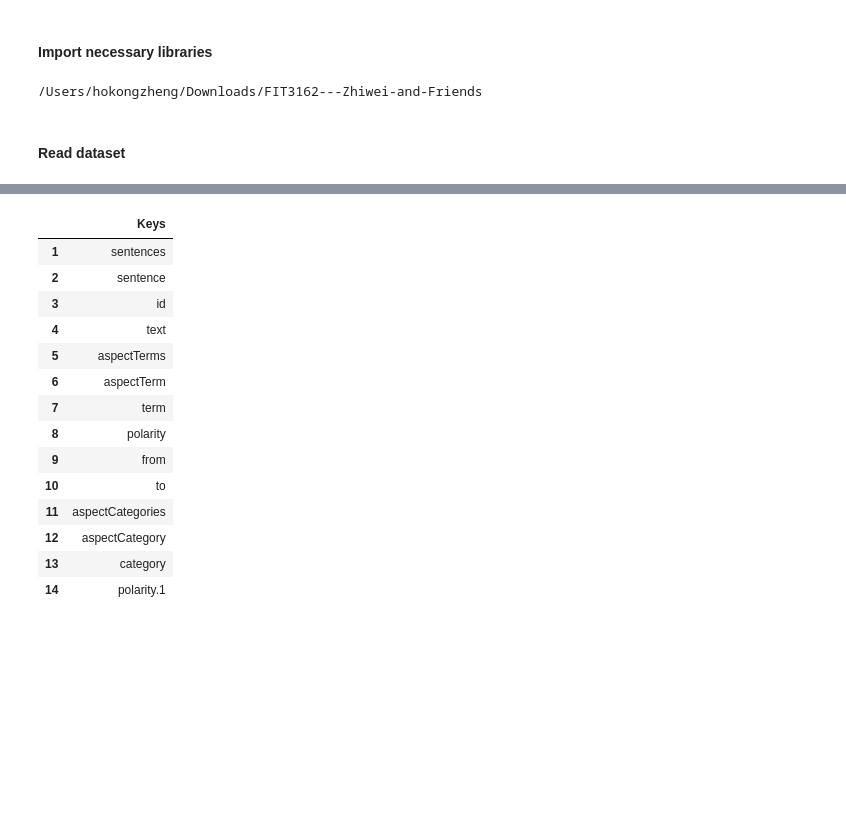
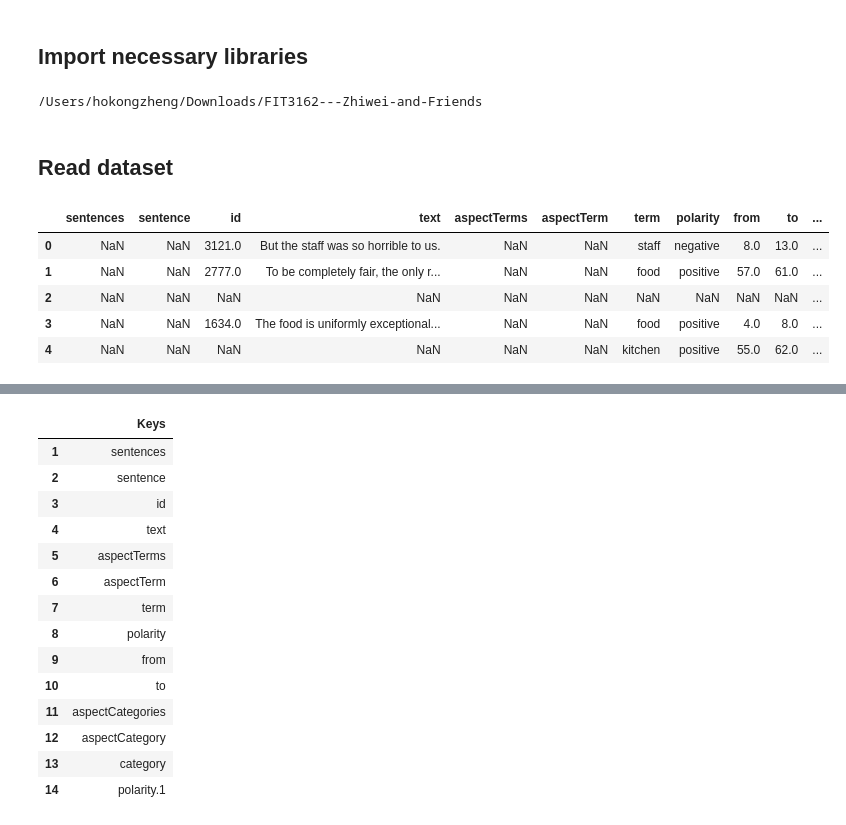
Before and after one commit to sherman2zhiwei/FIT3162---Zhiwei-and-Friends, a Jupyter notebook: cnn_asp_extract.ipynb, the cells around one changed output, grey strips where cells are left out. Cells and saved outputs as stored; diff of their text form; code cells hidden in the pictures; blank space fills up the shorter version.

```diff
--- a/cnn_asp_extract.ipynb
+++ b/cnn_asp_extract.ipynb
@@ -1,4 +1,4 @@
 # %% [markdown]
-#### Import necessary libraries
+## Import necessary libraries
 # %%
 import os
@@ -11,4 +16,4 @@ os.chdir(r"/Users/hokongzheng/Downloads/FIT3162---Zhiwei-and-Friends/")
 # %% [output]
 /Users/hokongzheng/Downloads/FIT3162---Zhiwei-and-Friends
 # %% [markdown]
-#### Read dataset
+## Read dataset
@@ -23,0 +24,9 @@ data = readfile(filename)
+# %%
+raw_data.head(5)
+# %% [output]
+|  | sentences | sentence | id | text | aspectTerms | aspectTerm | term | polarity | from | to | ... |
+| 0 | NaN | NaN | 3121.0 | But the staff was so horrible to us. | NaN | NaN | staff | negative | 8.0 | 13.0 | ... |
+| 1 | NaN | NaN | 2777.0 | To be completely fair, the only r... | NaN | NaN | food | positive | 57.0 | 61.0 | ... |
+| 2 | NaN | NaN | NaN | NaN | NaN | NaN | NaN | NaN | NaN | NaN | ... |
+| 3 | NaN | NaN | 1634.0 | The food is uniformly exceptional... | NaN | NaN | food | positive | 4.0 | 8.0 | ... |
+| 4 | NaN | NaN | NaN | NaN | NaN | NaN | kitchen | positive | 55.0 | 62.0 | ... |
```
Also changed, not shown: parts of 35 cells of this notebook.
